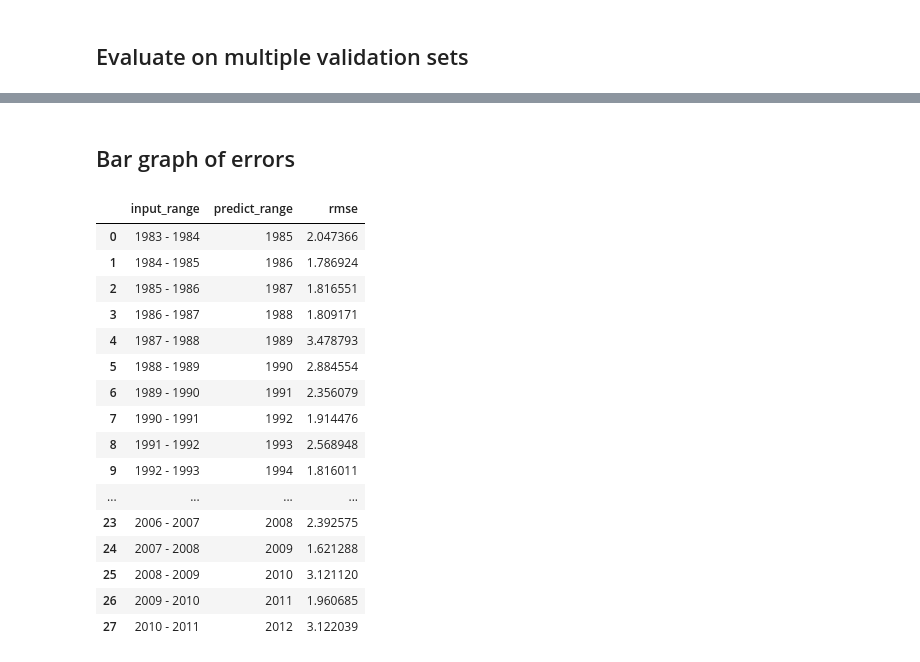
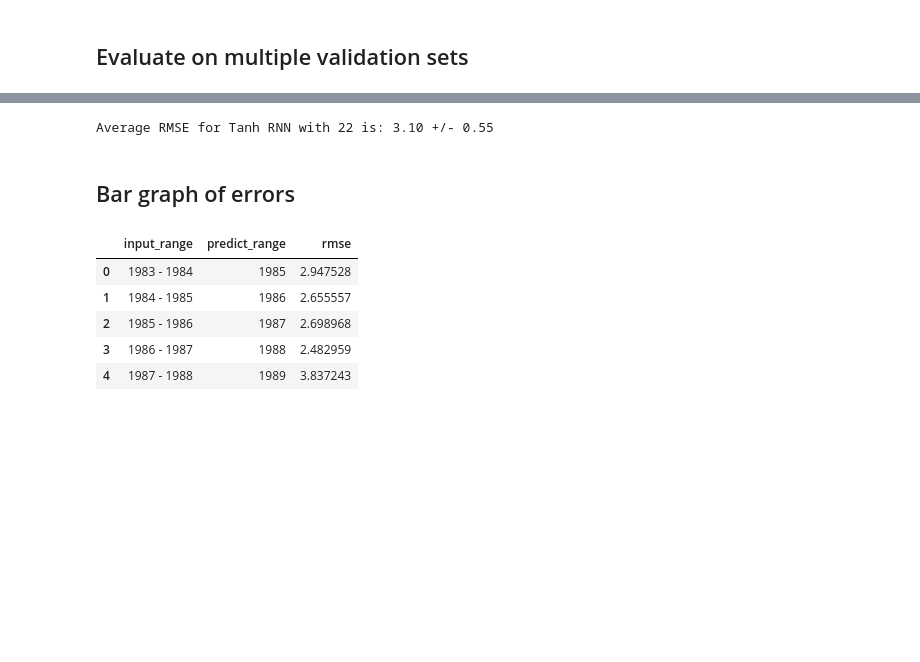
Before and after one commit to jrf343/RNN, a Jupyter notebook: Philly_Temp_RNN_testing_AP.ipynb, the cells around one changed output, grey strips where cells are left out. Cells and saved outputs as stored; diff of their text form; code cells hidden in the pictures; blank space fills up the shorter version.

```diff
--- a/Philly_Temp_RNN_testing_AP.ipynb
+++ b/Philly_Temp_RNN_testing_AP.ipynb
@@ -157,15 +159,14 @@ def make_RNN(X_inp, fcl_size, output_size, act_func="tanh"):
     from LossFunctions.SquaredError import SquaredError
 
     IL = InputLayer(X_inp)
-    FCLU = FullyConnectedLayer(X_inp.shape[1], fcl_size)
+    FCLU = FullyConnectedLayer(X_inp.shape[1], fcl_size, random=False, randstate=0)
     if act_func == "relu":
         ACT1 = ReLULayer()
     else:
         ACT1 = TanhLayer()
 
-    ACT1 = TanhLayer()
-    FCLW = FullyConnectedLayer(fcl_size, fcl_size,)
-    FCLV = FullyConnectedLayer(fcl_size, output_size)
+    FCLW = FullyConnectedLayer(fcl_size, fcl_size, random=False, randstate=1)
+    FCLV = FullyConnectedLayer(fcl_size, output_size, random=False, randstate=2)
     ACT2 = LinearLayer()
     SE = SquaredError()
 
@@ -314,6 +385,9 @@ plt.show()
 # %%
 lr = 0.0001
-num_epochs = 22
-rnn = make_RNN(X_inp = X, fcl_size=22, output_size=y.shape[0]) # Have to reinitialize
-training_results = train_RNN_inplace(rnn, X, y, learning_rate=lr, epochs=num_epochs)
-# training_results
+# num_epochs = 22
+rnn_tanh_1980_opt = make_RNN(X_inp = X, fcl_size=20, output_size=y.shape[0]) # Have to reinitialize
+
+print(f"Check weights consistent:")
+for fcl in ["FCLU", "FCLW", "FCLV"]:
+    print(f"{fcl}", rnn_tanh_1980_22e[fcl].getWeights()[:3, :3],)
+    print()
@@ -410,10 +586,9 @@ val_testing_dict = {"input_range": [],
                     "rmse": []}
 
 fig_lst = []
+ax_lst = []
 
 for year in range(1983, 2011):
-
-
     val_testing_dict["input_range"].append(f"{year} - {year+1}")
     val_testing_dict["predict_range"].append(f"{year+2}")
 
@@ -424,5 +599,7 @@ for year in range(1983, 2011):
 
     val_testing_dict["rmse"].append(rmse_val)
 
-    print(f"RMSE for {year} is: {rmse_val:.2f}")
-    fig_lst.append(graph_val_pred(X_val, y_val, y_pred_val, rmse_val, year))
+    # print(f"RMSE for {year} is: {rmse_val:.2f}")
+    # fig_out, ax_out = graph_val_pred_date(df_slice_val, X_val, y_val, y_pred_val, rmse_val, year)
+    # fig_lst.append(fig_out)
+    # ax_lst.append(ax_out)
@@ -459,23 +606,23 @@ RMSE for 2010 is: 3.12
+# %%
+df_val_testing = pd.DataFrame(val_testing_dict)
+# df_val_testing.head()
+
+num_epochs = training_results_tanh_1980_opt["epoch"].max()
+avg_rmse = df_val_testing["rmse"].mean()
+stdev_rmse = df_val_testing["rmse"].std()
+
+print(f"Average RMSE for Tanh RNN with {num_epochs} is: {avg_rmse:.2f} +/- {stdev_rmse:.2f}")
+# %% [output]
+Average RMSE for Tanh RNN with 22 is: 3.10 +/- 0.55
 # %% [markdown]
 ## Bar graph of errors
 # %%
 df_val_testing = pd.DataFrame(val_testing_dict)
-df_val_testing
+df_val_testing.head()
 # %% [output]
 |  | input_range | predict_range | rmse |
-| 0 | 1983 - 1984 | 1985 | 2.047366 |
-| 1 | 1984 - 1985 | 1986 | 1.786924 |
-| 2 | 1985 - 1986 | 1987 | 1.816551 |
-| 3 | 1986 - 1987 | 1988 | 1.809171 |
-| 4 | 1987 - 1988 | 1989 | 3.478793 |
-| 5 | 1988 - 1989 | 1990 | 2.884554 |
-| 6 | 1989 - 1990 | 1991 | 2.356079 |
-| 7 | 1990 - 1991 | 1992 | 1.914476 |
-| 8 | 1991 - 1992 | 1993 | 2.568948 |
-| 9 | 1992 - 1993 | 1994 | 1.816011 |
-| ... | ... | ... | ... |
-| 23 | 2006 - 2007 | 2008 | 2.392575 |
-| 24 | 2007 - 2008 | 2009 | 1.621288 |
-| 25 | 2008 - 2009 | 2010 | 3.121120 |
-| 26 | 2009 - 2010 | 2011 | 1.960685 |
-| 27 | 2010 - 2011 | 2012 | 3.122039 |
+| 0 | 1983 - 1984 | 1985 | 2.947528 |
+| 1 | 1984 - 1985 | 1986 | 2.655557 |
+| 2 | 1985 - 1986 | 1987 | 2.698968 |
+| 3 | 1986 - 1987 | 1988 | 2.482959 |
+| 4 | 1987 - 1988 | 1989 | 3.837243 |
```
Also changed, not shown: parts of 42 cells of this notebook, 13 other files.
